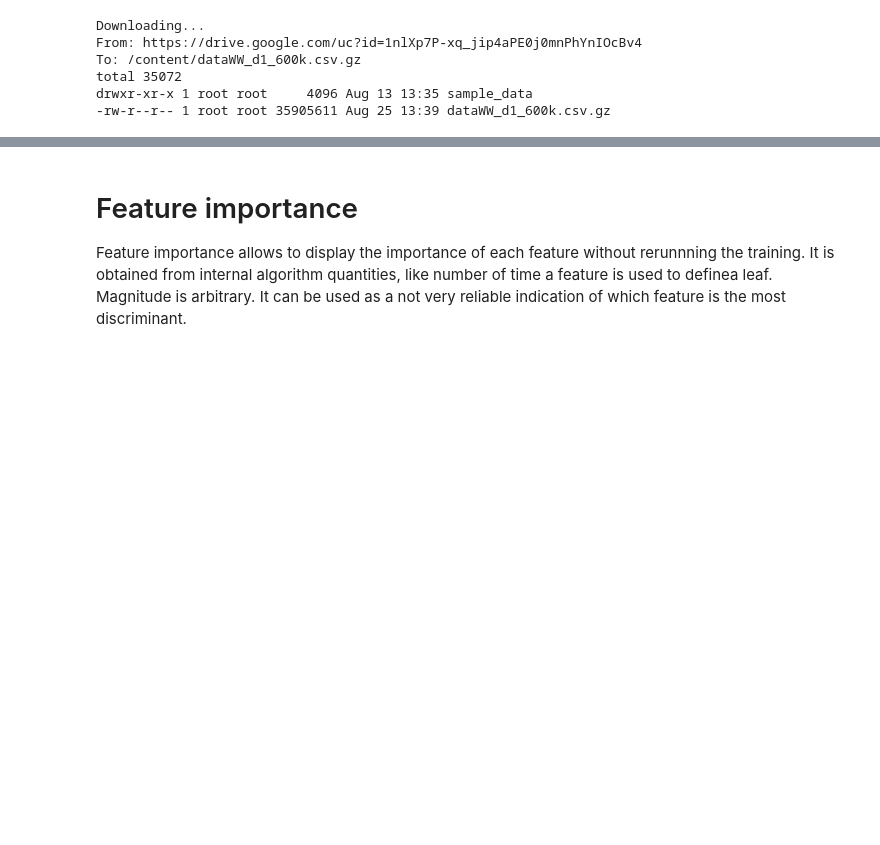
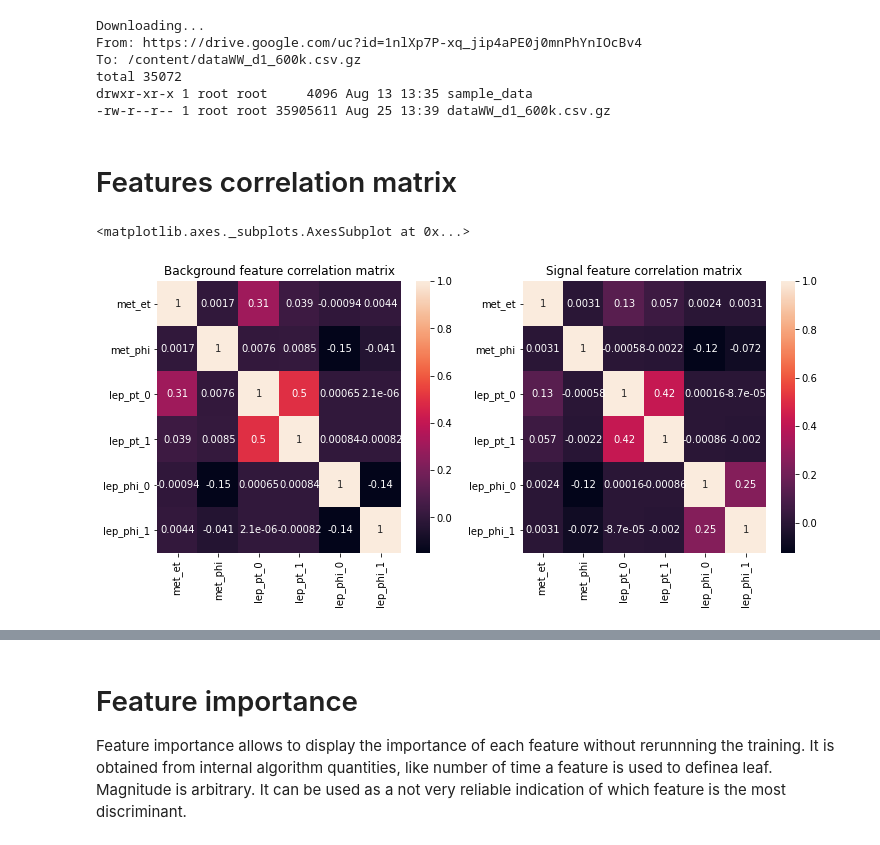
Before and after one commit to yanncoadou/MLtutorials, a Jupyter notebook: ML_IDPASC2021.ipynb, the cells around one changed output, grey strips where cells are left out. Cells and saved outputs as stored; diff of their text form; code cells hidden in the pictures; blank space fills up the shorter version.

Commit message:
Added correlation matrix

```diff
--- a/ML_IDPASC2021.ipynb
+++ b/ML_IDPASC2021.ipynb
@@ -165,3 +165,19 @@ To: /content/dataWW_d1_600k.csv.gz
 total 35072
 drwxr-xr-x 1 root root     4096 Aug 13 13:35 sample_data
 -rw-r--r-- 1 root root 35905611 Aug 25 13:39 dataWW_d1_600k.csv.gz
+# %% [markdown]
+# Features correlation matrix
+# %%
+import seaborn as sn # seaborn for nice plot quicker
+fig,ax=plt.subplots(1, 2, figsize=(12, 5))
+
+corrMatrix = data[target==0].corr()
+ax[0].set_title("Background features correlation matrix")
+sn.heatmap(corrMatrix, ax=ax[0], annot=True)
+
+corrMatrix = data[target==1].corr()
+ax[1].set_title("Signal features correlation matrix")
+sn.heatmap(corrMatrix, ax=ax[1], annot=True)
+# %% [output]
+<matplotlib.axes._subplots.AxesSubplot at 0x...>
+[figure, added]
```
Also changed, not shown: parts of 1 cell of this notebook.
